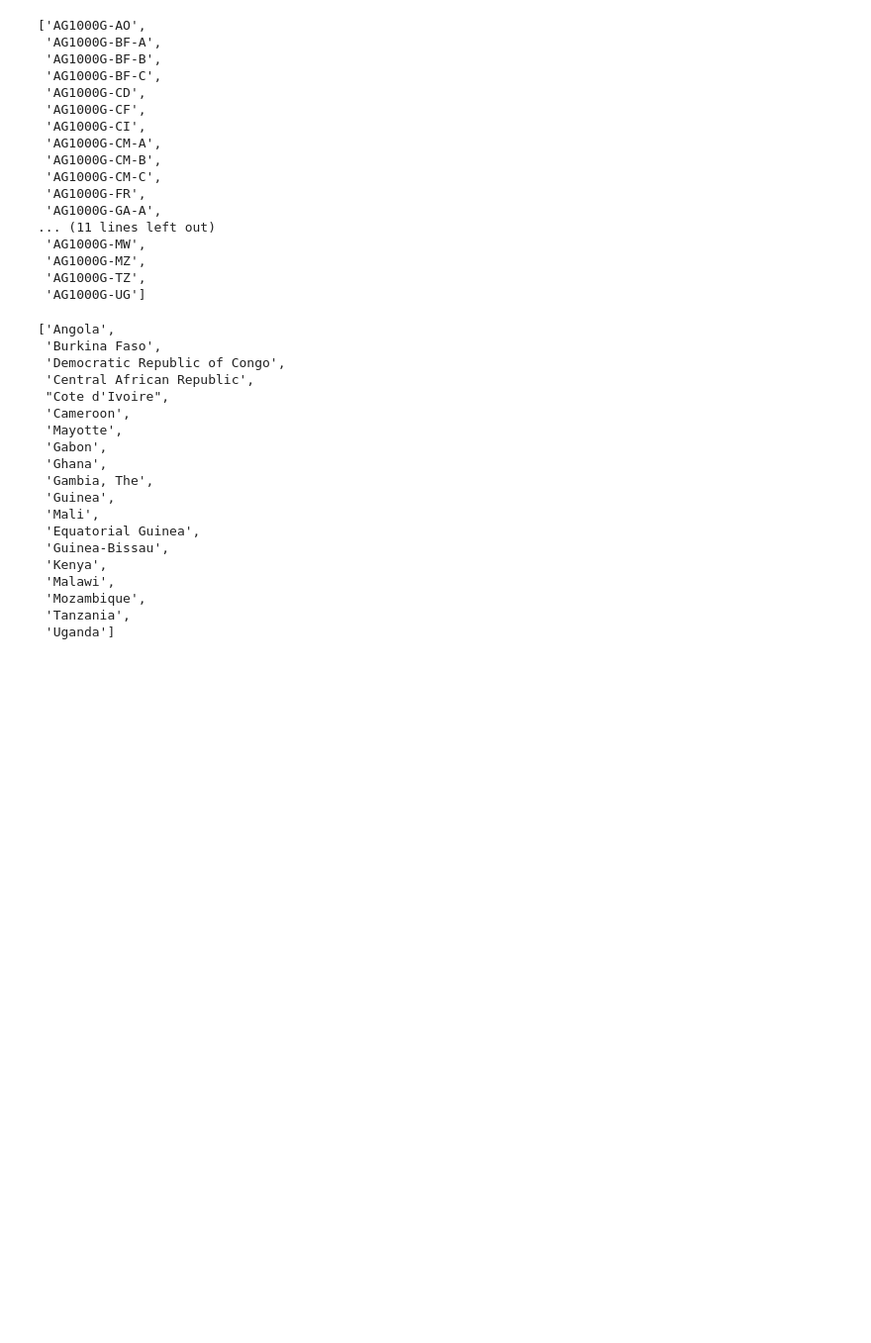
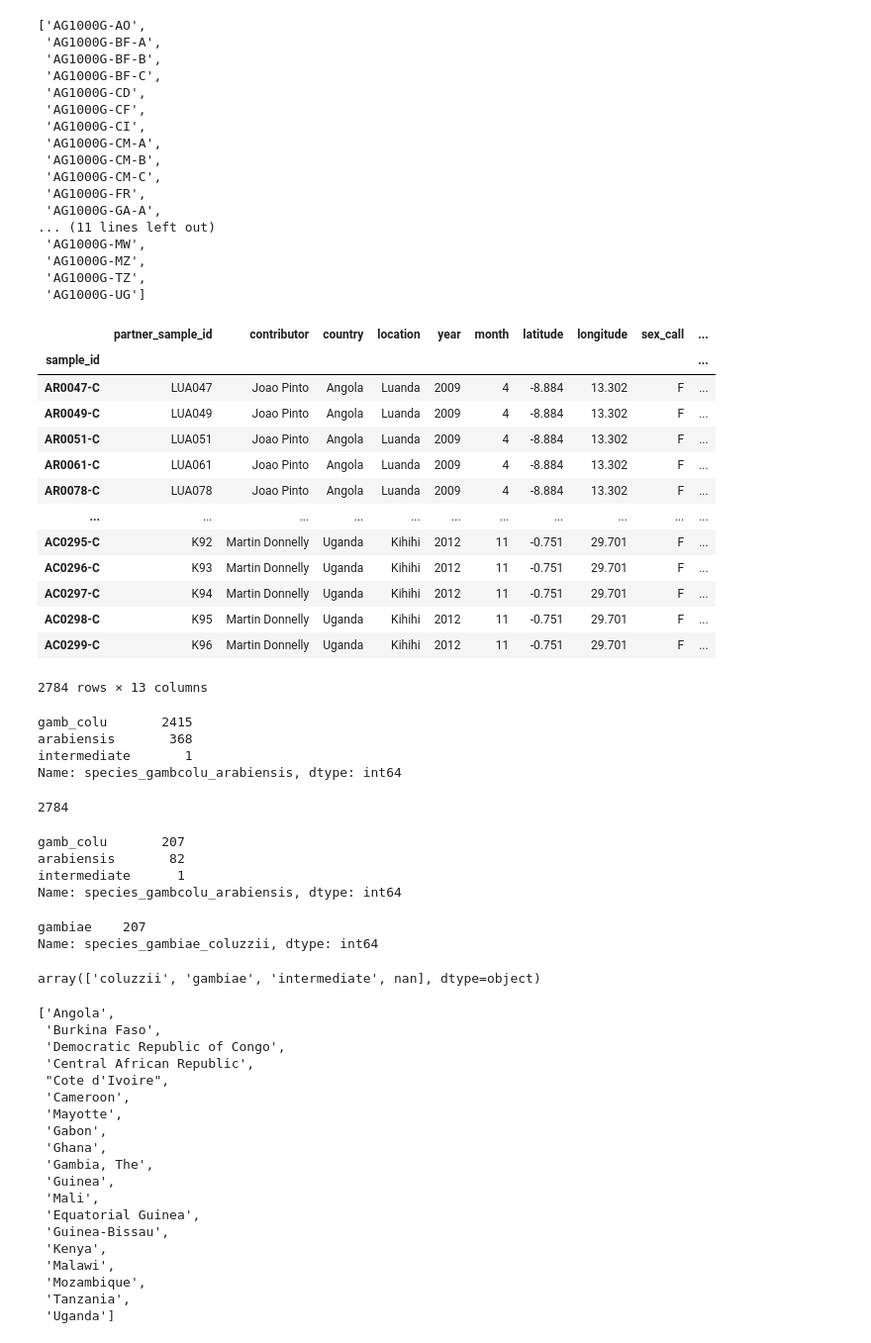
Before and after one commit to malariagen/deprecated-ag1000g-phase3-data-paper, a Jupyter notebook: notebooks/ag1000g_phase3_collection_.ipynb, the cells around one changed output. Shown at 99% size. Drawn from its saved outputs; the diff is of its cells as text; code cells hidden in the pictures; blank space fills up the shorter version.

```diff
--- a/notebooks/ag1000g_phase3_collection_.ipynb
+++ b/notebooks/ag1000g_phase3_collection_.ipynb
@@ -85,3 +85,32 @@ for sset in samplesets:
         all_meta = pd.concat([all_meta, result],sort=False)
 
 assert len(all_meta) == set_len
+# %%
+all_meta
+# %% [output]
+|  | partner_sample_id | contributor | country | location | year | month | latitude | longitude | sex_call | ... |
+| sample_id |  |  |  |  |  |  |  |  |  | ... |
+| AR0047-C | LUA047 | Joao Pinto | Angola | Luanda | 2009 | 4 | -8.884 | 13.302 | F | ... |
+| AR0049-C | LUA049 | Joao Pinto | Angola | Luanda | 2009 | 4 | -8.884 | 13.302 | F | ... |
+| AR0051-C | LUA051 | Joao Pinto | Angola | Luanda | 2009 | 4 | -8.884 | 13.302 | F | ... |
+| AR0061-C | LUA061 | Joao Pinto | Angola | Luanda | 2009 | 4 | -8.884 | 13.302 | F | ... |
+| AR0078-C | LUA078 | Joao Pinto | Angola | Luanda | 2009 | 4 | -8.884 | 13.302 | F | ... |
+| ... | ... | ... | ... | ... | ... | ... | ... | ... | ... | ... |
+| AC0295-C | K92 | Martin Donnelly | Uganda | Kihihi | 2012 | 11 | -0.751 | 29.701 | F | ... |
+| AC0296-C | K93 | Martin Donnelly | Uganda | Kihihi | 2012 | 11 | -0.751 | 29.701 | F | ... |
+| AC0297-C | K94 | Martin Donnelly | Uganda | Kihihi | 2012 | 11 | -0.751 | 29.701 | F | ... |
+| AC0298-C | K95 | Martin Donnelly | Uganda | Kihihi | 2012 | 11 | -0.751 | 29.701 | F | ... |
+| AC0299-C | K96 | Martin Donnelly | Uganda | Kihihi | 2012 | 11 | -0.751 | 29.701 | F | ... |
+2784 rows × 13 columns
+# %%
+q = all_meta.species_gambcolu_arabiensis.value_counts()
+q
+# %% [output]
+gamb_colu       2415
+arabiensis       368
+intermediate       1
+Name: species_gambcolu_arabiensis, dtype: int64
+# %%
+len(all_meta)
+# %% [output]
+2784
@@ -87,0 +120,16 @@ assert len(all_meta) == set_len
+# %%
+s
+# %% [output]
+gamb_colu       207
+arabiensis       82
+intermediate      1
+Name: species_gambcolu_arabiensis, dtype: int64
+# %%
+p
+# %% [output]
+gambiae    207
+Name: species_gambiae_coluzzii, dtype: int64
+# %%
+all_meta.species_gambiae_coluzzii.unique()
+# %% [output]
+array(['coluzzii', 'gambiae', 'intermediate', nan], dtype=object)
```
Also changed, not shown: parts of 5 cells of this notebook.
